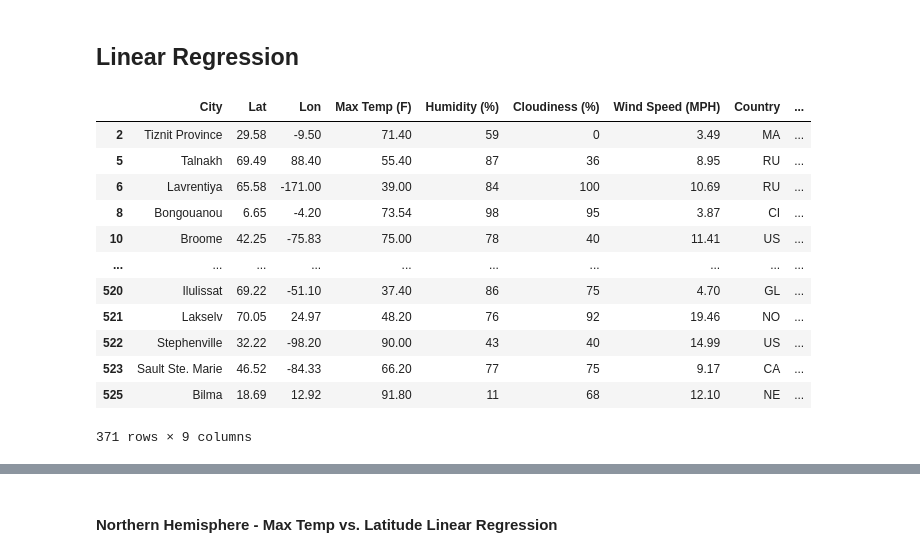
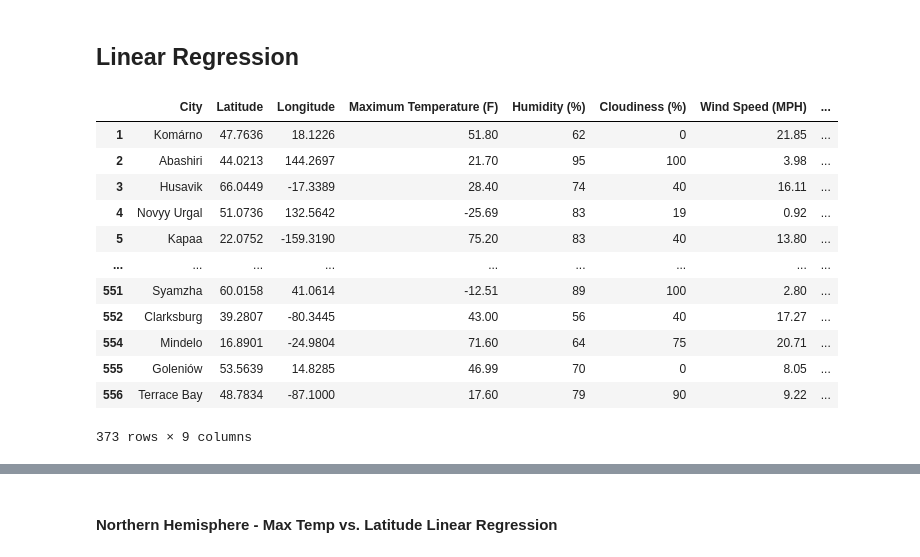
Before and after one commit to swillia75/Latitude_effect_on_weather_conditions_using_pythonapi, a Jupyter notebook: code/WeatherPy.ipynb, the cells around one changed output, grey strips where cells are left out. Drawn from its saved outputs; the diff is of its cells as text; code cells hidden in the pictures.

```diff
--- a/code/WeatherPy.ipynb
+++ b/code/WeatherPy.ipynb
@@ -381,24 +381,24 @@ The code is analyzing the relationship between cities latitude and their wind sp
 # %%
 # Create Northern and Southern Hemisphere DataFrames
 
-Northern_Hemisphere = weather_data.loc[weather_data["Lat"] > 0]
-Southern_Hemisphere = weather_data.loc[weather_data["Lat"] < 0]
+Northern_Hemisphere = Cleaned_weather_data.loc[Cleaned_weather_data["Latitude"] > 0]
+Southern_Hemisphere = Cleaned_weather_data.loc[Cleaned_weather_data["Latitude"] < 0]
 
 Northern_Hemisphere
 # %% [output]
-|  | City | Lat | Lon | Max Temp (F) | Humidity (%) | Cloudiness (%) | Wind Speed (MPH) | Country | ... |
-| 2 | Tiznit Province | 29.58 | -9.50 | 71.40 | 59 | 0 | 3.49 | MA | ... |
-| 5 | Talnakh | 69.49 | 88.40 | 55.40 | 87 | 36 | 8.95 | RU | ... |
-| 6 | Lavrentiya | 65.58 | -171.00 | 39.00 | 84 | 100 | 10.69 | RU | ... |
-| 8 | Bongouanou | 6.65 | -4.20 | 73.54 | 98 | 95 | 3.87 | CI | ... |
-| 10 | Broome | 42.25 | -75.83 | 75.00 | 78 | 40 | 11.41 | US | ... |
-| ... | ... | ... | ... | ... | ... | ... | ... | ... | ... |
-| 520 | Ilulissat | 69.22 | -51.10 | 37.40 | 86 | 75 | 4.70 | GL | ... |
-| 521 | Lakselv | 70.05 | 24.97 | 48.20 | 76 | 92 | 19.46 | NO | ... |
-| 522 | Stephenville | 32.22 | -98.20 | 90.00 | 43 | 40 | 14.99 | US | ... |
-| 523 | Sault Ste. Marie | 46.52 | -84.33 | 66.20 | 77 | 75 | 9.17 | CA | ... |
-| 525 | Bilma | 18.69 | 12.92 | 91.80 | 11 | 68 | 12.10 | NE | ... |
+|  | City | Latitude | Longitude | Maximum Temperature (F) | Humidity (%) | Cloudiness (%) | Wind Speed (MPH) | ... |
+| 1 | Komárno | 47.7636 | 18.1226 | 51.80 | 62 | 0 | 21.85 | ... |
+| 2 | Abashiri | 44.0213 | 144.2697 | 21.70 | 95 | 100 | 3.98 | ... |
+| 3 | Husavik | 66.0449 | -17.3389 | 28.40 | 74 | 40 | 16.11 | ... |
+| 4 | Novyy Urgal | 51.0736 | 132.5642 | -25.69 | 83 | 19 | 0.92 | ... |
+| 5 | Kapaa | 22.0752 | -159.3190 | 75.20 | 83 | 40 | 13.80 | ... |
+| ... | ... | ... | ... | ... | ... | ... | ... | ... |
+| 551 | Syamzha | 60.0158 | 41.0614 | -12.51 | 89 | 100 | 2.80 | ... |
+| 552 | Clarksburg | 39.2807 | -80.3445 | 43.00 | 56 | 40 | 17.27 | ... |
+| 554 | Mindelo | 16.8901 | -24.9804 | 71.60 | 64 | 75 | 20.71 | ... |
+| 555 | Goleniów | 53.5639 | 14.8285 | 46.99 | 70 | 0 | 8.05 | ... |
+| 556 | Terrace Bay | 48.7834 | -87.1000 | 17.60 | 79 | 90 | 9.22 | ... |
-371 rows × 9 columns
+373 rows × 9 columns
 # %%
 Southern_Hemisphere
 # %% [output]
```
Also changed, not shown: parts of 3 cells of this notebook, 2 other files.
